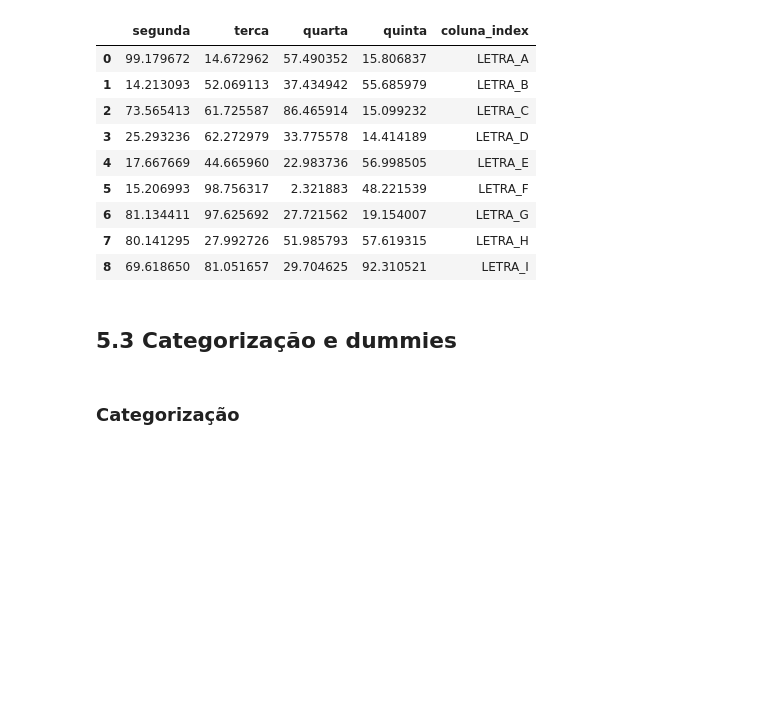
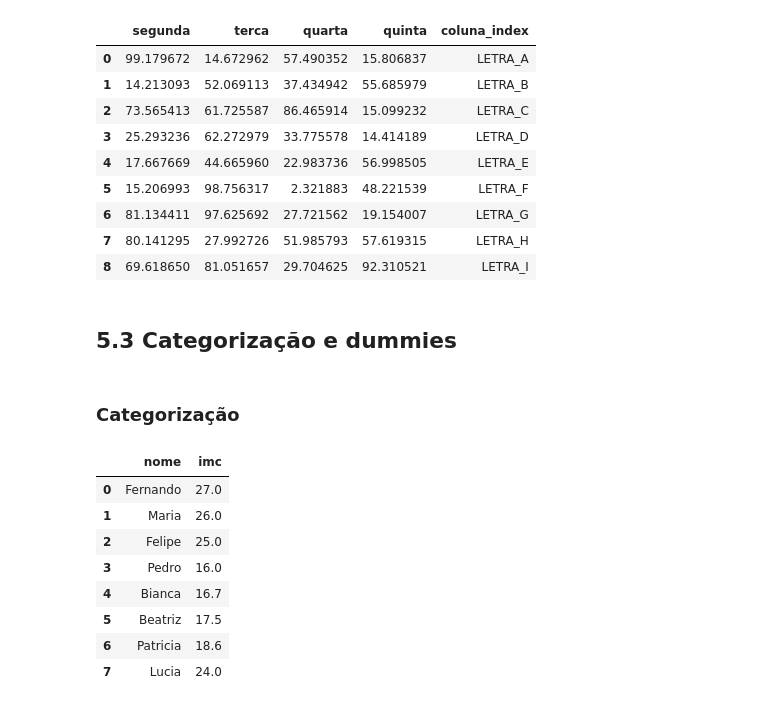
Before and after one commit to RaphaelfsOliveira/DataScience, a Jupyter notebook: EBAC Curso Ciência de Dados/Cientista de Dados/modulo_5_limpeza_e_preparacao_de_dados.ipynb, the cells around one changed output. Saved outputs shown, nothing was run; the diff lists cells and outputs as text; code cells hidden in the pictures; blank space fills up the shorter version.

```diff
--- a/EBAC Curso Ciência de Dados/Cientista de Dados/modulo_5_limpeza_e_preparacao_de_dados.ipynb
+++ b/EBAC Curso Ciência de Dados/Cientista de Dados/modulo_5_limpeza_e_preparacao_de_dados.ipynb
@@ -455,3 +455,19 @@ df_2.reset_index(drop=True)
 ## 5.3 Categorização e dummies
 # %% [markdown]
 ### Categorização
+# %%
+df_imc = pd.DataFrame({
+    'nome': ['Fernando', 'Maria', 'Felipe', 'Pedro', 'Bianca', 'Beatriz', 'Patricia', 'Lucia'],
+    'imc': [27, 26, 25, 16, 16.7, 17.5, 18.6, 24]
+})
+df_imc
+# %% [output]
+|  | nome | imc |
+| 0 | Fernando | 27.0 |
+| 1 | Maria | 26.0 |
+| 2 | Felipe | 25.0 |
+| 3 | Pedro | 16.0 |
+| 4 | Bianca | 16.7 |
+| 5 | Beatriz | 17.5 |
+| 6 | Patricia | 18.6 |
+| 7 | Lucia | 24.0 |
```
Also changed, not shown: parts of 9 cells of this notebook.
